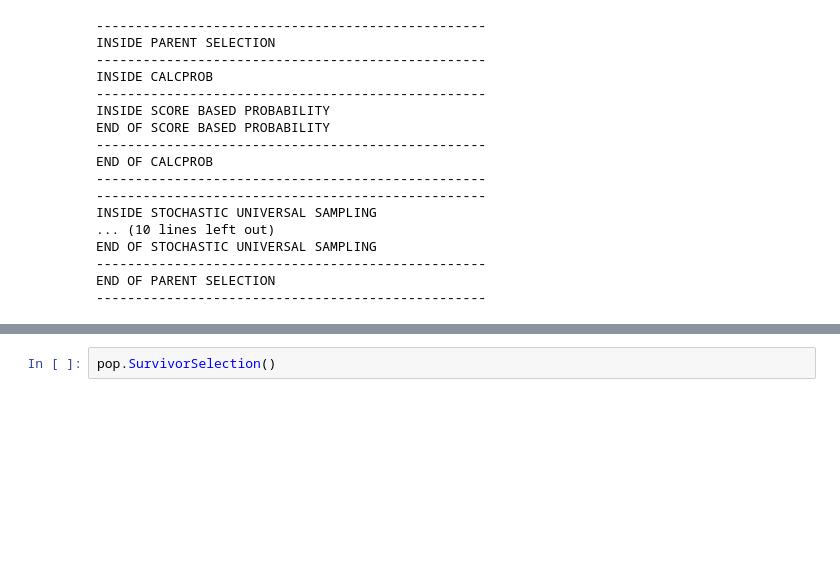
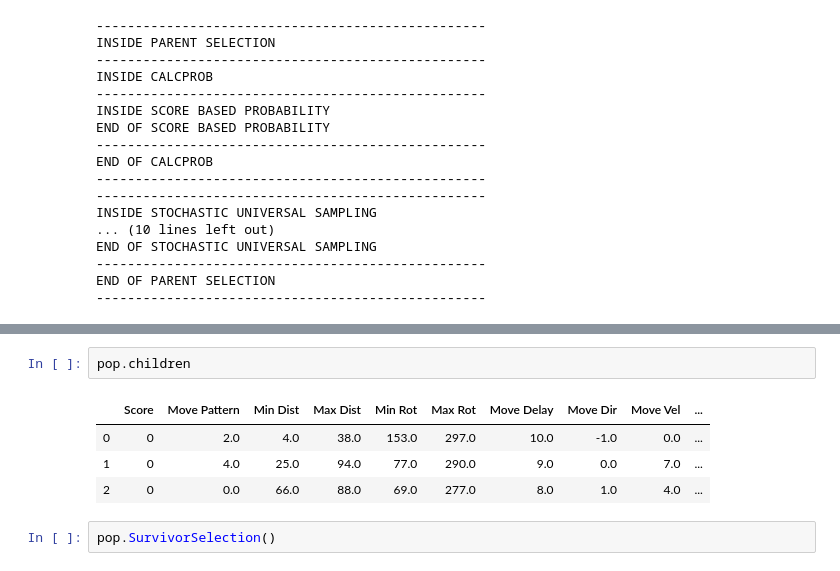
Before and after one commit to skeletora/RobocodeGA, a Jupyter notebook: gaTesting.ipynb, the cells around one changed output, grey strips where cells are left out. Drawn from its saved outputs; the diff is of its cells as text; blank space fills up the shorter version.

```diff
--- a/gaTesting.ipynb
+++ b/gaTesting.ipynb
@@ -131,6 +135,13 @@ END OF FIX GENOME
 --------------------------------------------------
 END OF MUTATE
 --------------------------------------------------
+# %%
+pop.children
+# %% [output]
+|  | Score | Move Pattern | Min Dist | Max Dist | Min Rot | Max Rot | Move Delay | Move Dir | Move Vel | ... |
+| 0 | 0 | 2.0 | 4.0 | 38.0 | 153.0 | 297.0 | 10.0 | -1.0 | 0.0 | ... |
+| 1 | 0 | 4.0 | 25.0 | 94.0 | 77.0 | 290.0 | 9.0 | 0.0 | 7.0 | ... |
+| 2 | 0 | 0.0 | 66.0 | 88.0 | 69.0 | 277.0 | 8.0 | 1.0 | 4.0 | ... |
 # %%
 pop.SurvivorSelection()
 # %% [output]
```
Also changed, not shown: parts of 13 cells of this notebook, 1 other file.
